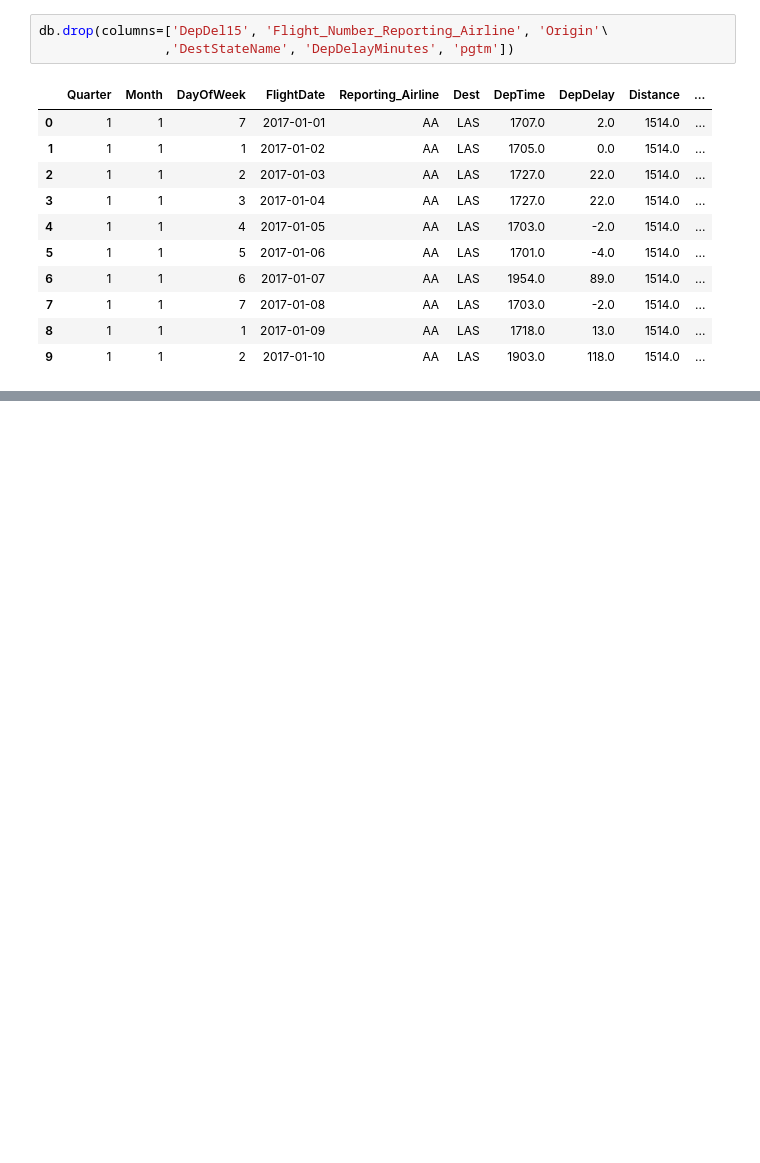
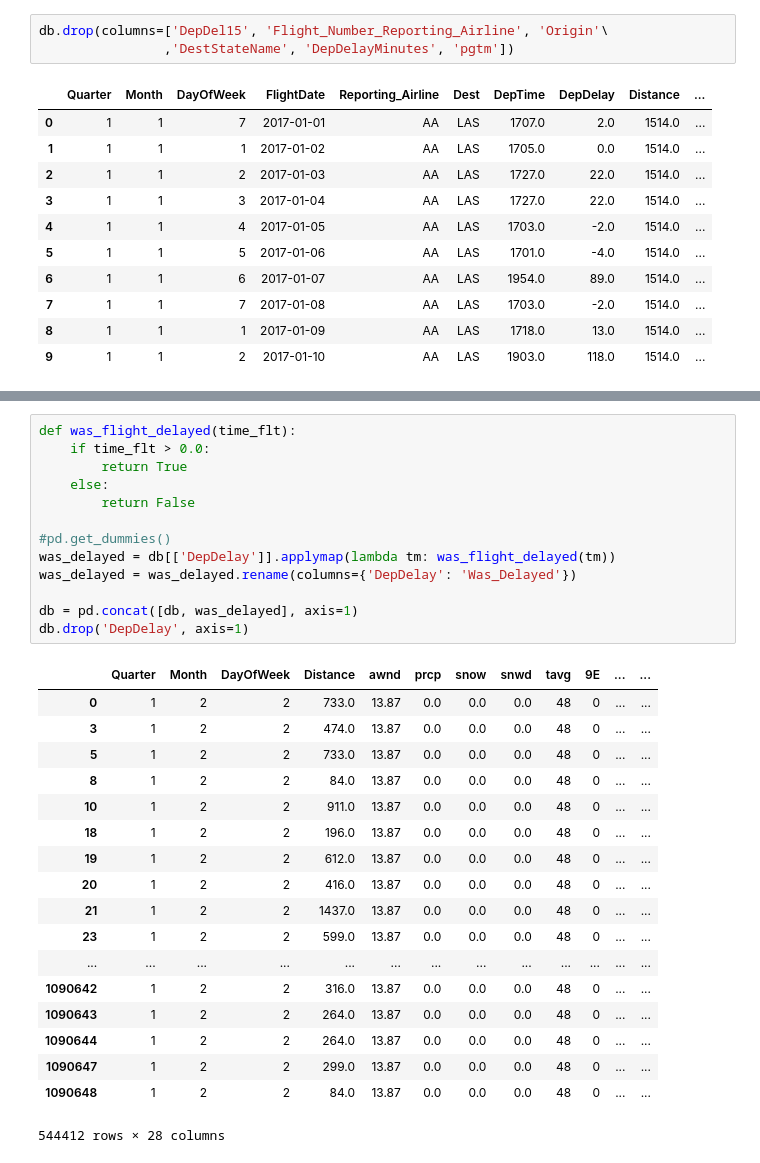
Before and after one commit to ChicagoDev/Flight-Delay-Classification, a Jupyter notebook: notebooks/Encapsulate Model Code.ipynb, the cells around one changed output, grey strips where cells are left out. Drawn from its saved outputs; the diff is of its cells as text; blank space fills up the shorter version.

```diff
--- a/notebooks/Encapsulate Model Code.ipynb
+++ b/notebooks/Encapsulate Model Code.ipynb
@@ -149,0 +220,32 @@ faa.get_modeling_df()
+# %%
+def was_flight_delayed(time_flt):
+    if time_flt > 0.0:
+        return True
+    else:
+        return False
+
+#pd.get_dummies()
+was_delayed = db[['DepDelay']].applymap(lambda tm: was_flight_delayed(tm))
+was_delayed = was_delayed.rename(columns={'DepDelay': 'Was_Delayed'})
+
+db = pd.concat([db, was_delayed], axis=1)
+db.drop('DepDelay', axis=1)
+# %% [output]
+|  | Quarter | Month | DayOfWeek | Distance | awnd | prcp | snow | snwd | tavg | 9E | ... | ... |
+| 0 | 1 | 2 | 2 | 733.0 | 13.87 | 0.0 | 0.0 | 0.0 | 48 | 0 | ... | ... |
+| 3 | 1 | 2 | 2 | 474.0 | 13.87 | 0.0 | 0.0 | 0.0 | 48 | 0 | ... | ... |
+| 5 | 1 | 2 | 2 | 733.0 | 13.87 | 0.0 | 0.0 | 0.0 | 48 | 0 | ... | ... |
+| 8 | 1 | 2 | 2 | 84.0 | 13.87 | 0.0 | 0.0 | 0.0 | 48 | 0 | ... | ... |
+| 10 | 1 | 2 | 2 | 911.0 | 13.87 | 0.0 | 0.0 | 0.0 | 48 | 0 | ... | ... |
+| 18 | 1 | 2 | 2 | 196.0 | 13.87 | 0.0 | 0.0 | 0.0 | 48 | 0 | ... | ... |
+| 19 | 1 | 2 | 2 | 612.0 | 13.87 | 0.0 | 0.0 | 0.0 | 48 | 0 | ... | ... |
+| 20 | 1 | 2 | 2 | 416.0 | 13.87 | 0.0 | 0.0 | 0.0 | 48 | 0 | ... | ... |
+| 21 | 1 | 2 | 2 | 1437.0 | 13.87 | 0.0 | 0.0 | 0.0 | 48 | 0 | ... | ... |
+| 23 | 1 | 2 | 2 | 599.0 | 13.87 | 0.0 | 0.0 | 0.0 | 48 | 0 | ... | ... |
+| ... | ... | ... | ... | ... | ... | ... | ... | ... | ... | ... | ... | ... |
+| 1090642 | 1 | 2 | 2 | 316.0 | 13.87 | 0.0 | 0.0 | 0.0 | 48 | 0 | ... | ... |
+| 1090643 | 1 | 2 | 2 | 264.0 | 13.87 | 0.0 | 0.0 | 0.0 | 48 | 0 | ... | ... |
+| 1090644 | 1 | 2 | 2 | 264.0 | 13.87 | 0.0 | 0.0 | 0.0 | 48 | 0 | ... | ... |
+| 1090647 | 1 | 2 | 2 | 299.0 | 13.87 | 0.0 | 0.0 | 0.0 | 48 | 0 | ... | ... |
+| 1090648 | 1 | 2 | 2 | 84.0 | 13.87 | 0.0 | 0.0 | 0.0 | 48 | 0 | ... | ... |
+544412 rows × 28 columns
```
Also changed, not shown: parts of 8 cells of this notebook, 1 other file.
